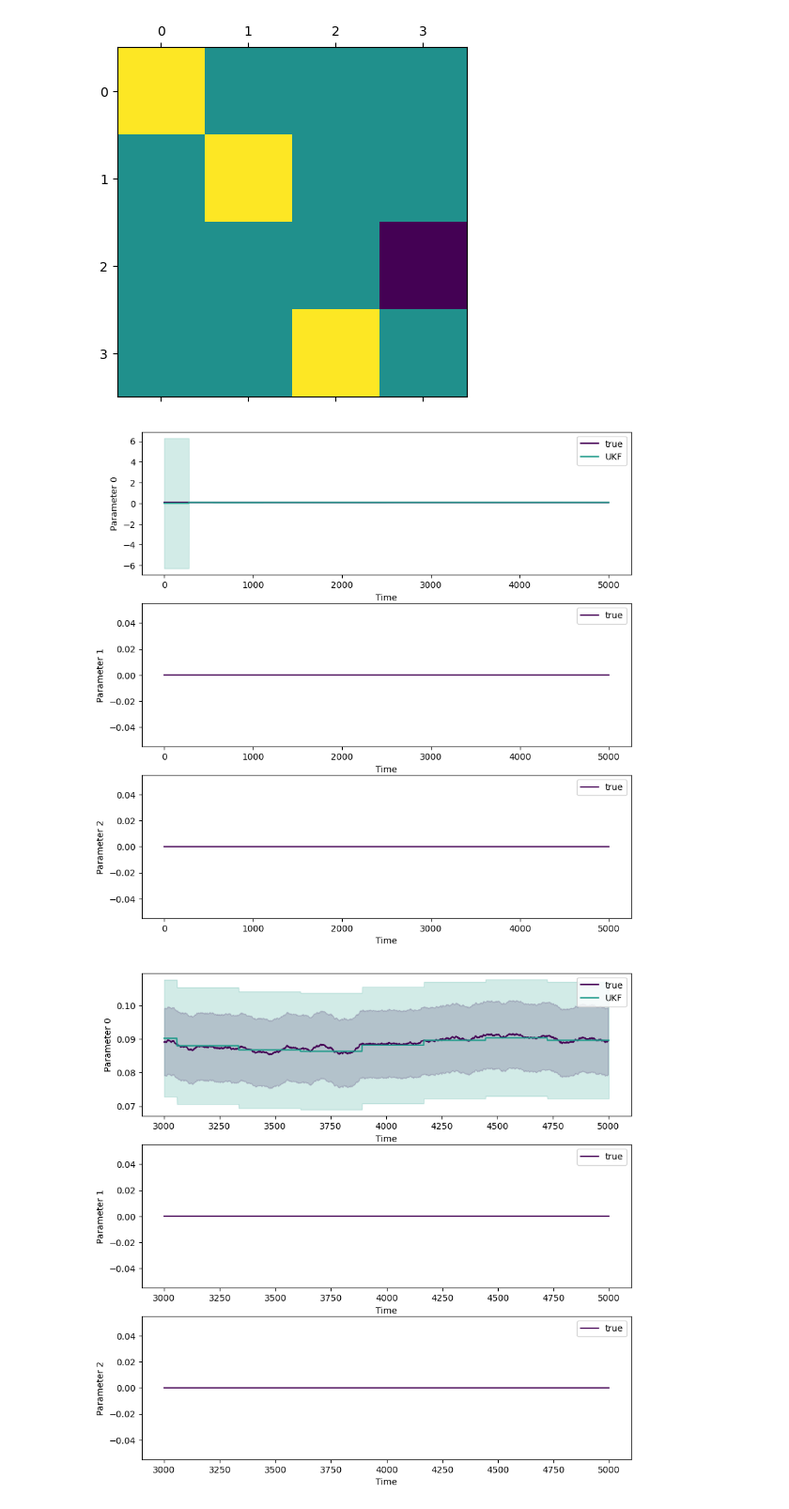
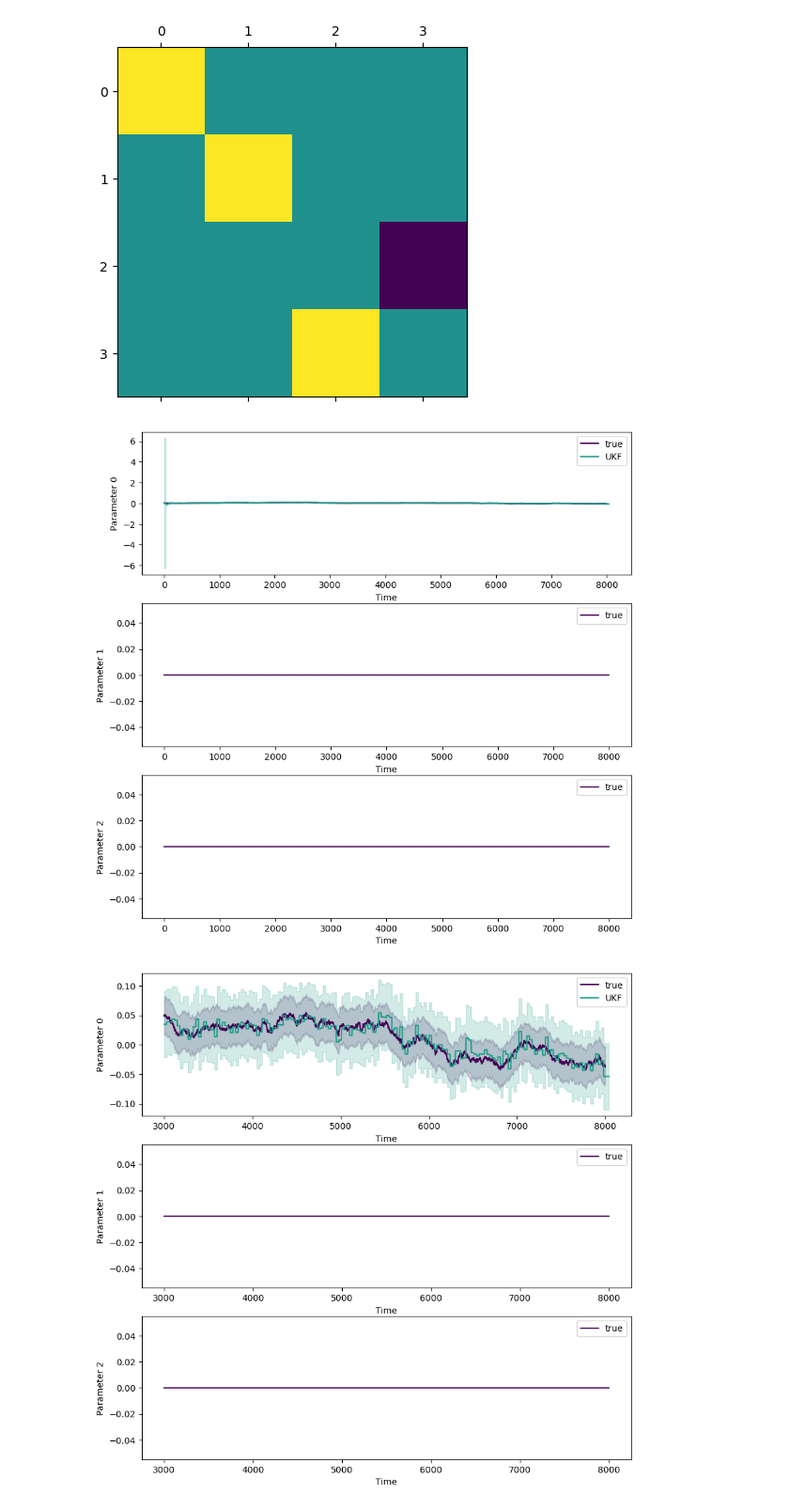
Before and after one commit to jpmarceaux/KalmanRPE, a Jupyter notebook: bootstrapping_trajs.ipynb, the cells around one changed output. Shown at 94% size. Drawn from its saved outputs; the diff is of its cells as text; code cells hidden in the pictures.

```diff
--- a/bootstrapping_trajs.ipynb
+++ b/bootstrapping_trajs.ipynb
@@ -301,8 +301,8 @@ def make_standard_experiment_at_depth(d):
 
 def depth_function(P, itr):
     max_e = np.sqrt(np.max(np.abs(np.linalg.eigvals(P))))
-    return 2**(itr//600)
-    return int(2*np.pi/(8*max_e) + 1)
+    #return 2**(itr//600)
+    return int(2*np.pi/(20*max_e) + 1)
 # %%
 def format_covar_error_bars(Phistory, num_sigma=1):
     Phistory = np.array(Phistory)
@@ -318,12 +318,12 @@ def plot_depth_history(depth_history):
     plt.ylabel("Depth")
     plt.show()
 # %%
-xstate = np.array([0.1, 0.0, 0.00, 0.0])
-q = 0.0001
-num_steps = 5000
+xstate = np.array([0.02, 0.0, 0.00, 0.0])
+q = 0.001
+num_steps = 8000
 true_x_traj = make_xstate_timseries(xstate, q, num_steps)
 # %%
-num_shots_per_circuit = 100
+num_shots_per_circuit = 10
 
 
 x0 = np.array([0])
@@ -336,8 +336,6 @@ ukf = Unitary_UKF_1Param(x0, np.array([[p_unitary]]), len(make_standard_experime
 depth_history = []
 
 itr = 0
-if progress_bar is not None:
-    progress_bar.close()
 progress_bar = tqdm(total=(len(true_x_traj)))
 while (itr < len(true_x_traj)):
     d = depth_function(ukf.P, itr)
@@ -360,16 +358,37 @@ while (itr < len(true_x_traj)):
 
 
 progress_bar.close()
+# %%
+def plot_log_error_trajectories(true_traj, estimated_trajs, labels=None, colormap=None, start_idx=0):
+    # plot 3 params over time
+    fig, ax = plt.subplots(3, 1, figsize=(10, 10))
+    if labels is None:
+        labels = [None]*len(estimated_trajs)
+    if colormap is None:
+        colormap = cm.get_cmap('viridis', 12)
+    for i in range(3):
+        for idx, (traj, label) in enumerate(zip(estimated_trajs, labels)):
+            if traj.shape[1] > i:
+                spacing = np.ceil(len(true_traj)/len(traj))
+                traj_line = np.repeat(traj[:, i], spacing)
+                ax[i].plot(np.arange(start_idx, len(true_traj), 1), np.log10(np.abs(traj_line[start_idx:len(true_traj)] - true_traj[start_idx:, i])), label=label, color=colormap(idx/len(estimated_trajs)))
+
+        ax[i].set_xlabel("Time")
+        ax[i].set_ylabel(f"Log Error in Parameter {i}")
+        ax[i].legend()
+    plt.show()
 # %%
 error_bars = format_covar_error_bars(ukf.Phistory)
 drift_noise_limit = np.tile(np.array([np.sqrt(q), 0, 0]), (len(true_x_traj), 1))
 
 plot_trajectories([true_x_traj, np.array(ukf.xhistory)], labels=['true', 'UKF'], uncertainties=[drift_noise_limit, error_bars])
 
 
 second_start_idx = 3000
 plot_trajectories([true_x_traj, np.array(ukf.xhistory)], labels=['true', 'UKF'], uncertainties=[drift_noise_limit, error_bars], start_idx = second_start_idx)
 plt.plot(depth_history)
+
+plot_log_error_trajectories(true_x_traj, [np.array(ukf.xhistory)], labels=['UKF'])
 # %% [output]
-[figure, old version]
+[figure, new version]
-[figure, old version]
+[figure, new version]
```
Also changed, not shown: parts of 27 cells of this notebook, 5 other files.
